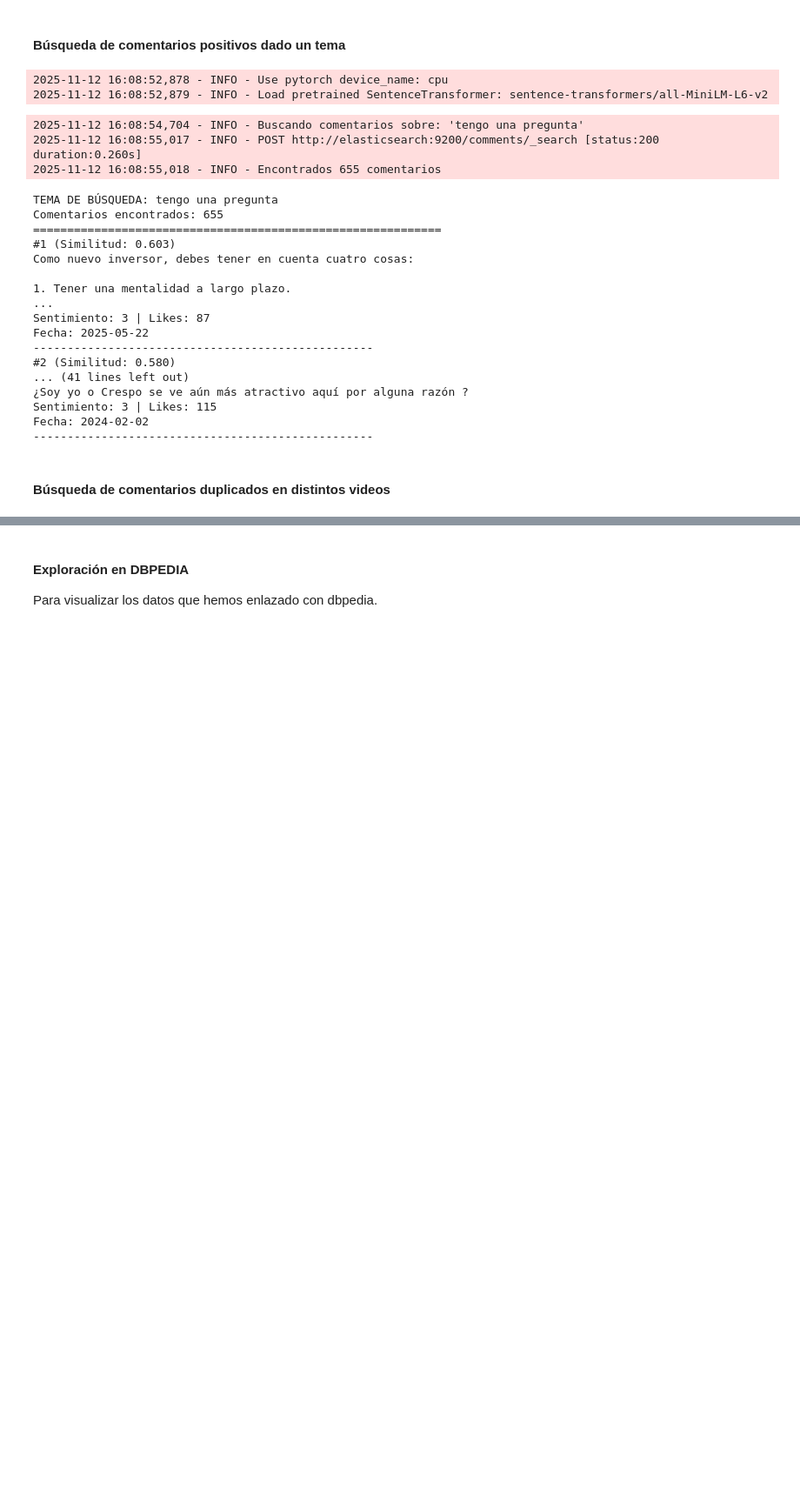
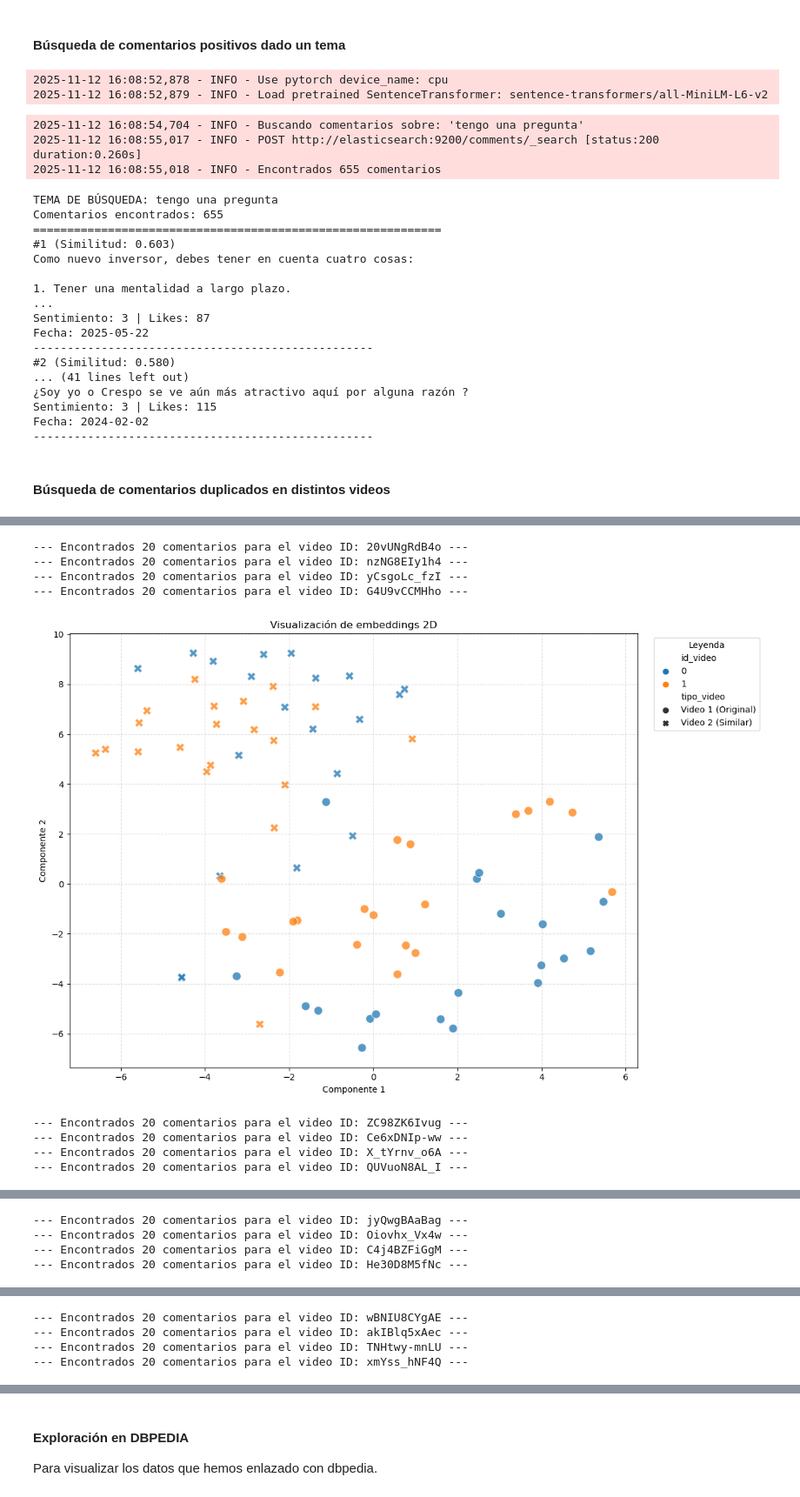
Before and after one commit to Mariogarber/Hackathon_GESTDB, a Jupyter notebook: results/Results.ipynb, the cells around one changed output, grey strips where cells are left out. Shown at 87% size. Saved outputs shown, nothing was run; the diff lists cells and outputs as text; code cells hidden in the pictures; blank space fills up the shorter version.

```diff
--- a/results/Results.ipynb
+++ b/results/Results.ipynb
@@ -1235,0 +1495,5 @@ Successfully installed SPARQLWrapper-2.0.0 isodate-0.7.2 rdflib-7.4.0
+# %%
+randomizers = [10, 20, 30, 50]
+for randomizer in randomizers:
+    df_para_graficar = compare_multiple_video_comments(es, n_tuples_of_videos_to_compare=2, id_video_randomizer=randomizer)
+    graficar_embeddings_2d(df=df_para_graficar, embedding_col='comment_emb2dims', color_col='id_video', style_col='tipo_video')
@@ -1235,0 +1518,35 @@ Successfully installed SPARQLWrapper-2.0.0 isodate-0.7.2 rdflib-7.4.0
+# %%
+def graficar_embeddings_2d(df: pd.DataFrame, embedding_col: str, color_col: str, style_col: str):
+    # DataFrame válido
+    if df is None or df.empty:
+        print("Nada que graficar: DataFrame vacío.")
+        return
+    if embedding_col not in df.columns:
+        print(f"No existe la columna '{embedding_col}'. Columnas: {list(df.columns)}")
+        return
+
+    # Filtra filas con embedding 2D válido
+    def _is_vec2(v):
+        return isinstance(v, (list, tuple, np.ndarray)) and len(v) == 2
+    valid = df[embedding_col].apply(_is_vec2)
+    df_plot = df[valid].copy()
+    if df_plot.empty:
+        print("No hay embeddings 2D válidos.")
+        return
+
+    df_plot['X'] = df_plot[embedding_col].apply(lambda x: float(x[0]))
+    df_plot['Y'] = df_plot[embedding_col].apply(lambda x: float(x[1]))
+
+    plt.figure(figsize=(12, 8))
+    sns.scatterplot(
+        data=df_plot, x='X', y='Y',
+        hue=color_col, style=style_col,
+        s=100, alpha=0.75
+    )
+    plt.title('Visualización de embeddings 2D')
+    plt.xlabel('Componente 1')
+    plt.ylabel('Componente 2')
+    plt.legend(title='Leyenda', bbox_to_anchor=(1.02, 1), loc='upper left')
+    plt.grid(True, linestyle='--', alpha=0.4)
+    plt.tight_layout()
+    plt.show()
@@ -1235,0 +1617,15 @@ Successfully installed SPARQLWrapper-2.0.0 isodate-0.7.2 rdflib-7.4.0
+# %%
+randomizers = [1, 5, 20, 100]
+for randomizer in randomizers:
+    df_para_graficar = compare_multiple_video_comments(es, n_tuples_of_videos_to_compare=2, id_video_randomizer=randomizer)
+    graficar_embeddings_2d(df=df_para_graficar, embedding_col='comment_emb2dims', color_col='id_video', style_col='tipo_video')
+# %% [output]
+--- Encontrados 20 comentarios para el video ID: 20vUNgRdB4o ---
+--- Encontrados 20 comentarios para el video ID: nzNG8EIy1h4 ---
+--- Encontrados 20 comentarios para el video ID: yCsgoLc_fzI ---
+--- Encontrados 20 comentarios para el video ID: G4U9vCCMHho ---
+[figure, added]
+--- Encontrados 20 comentarios para el video ID: ZC98ZK6Ivug ---
+--- Encontrados 20 comentarios para el video ID: Ce6xDNIp-ww ---
+--- Encontrados 20 comentarios para el video ID: X_tYrnv_o6A ---
+--- Encontrados 20 comentarios para el video ID: QUVuoN8AL_I ---
@@ -1235,0 +1633,4 @@ Successfully installed SPARQLWrapper-2.0.0 isodate-0.7.2 rdflib-7.4.0
+--- Encontrados 20 comentarios para el video ID: jyQwgBAaBag ---
+--- Encontrados 20 comentarios para el video ID: Oiovhx_Vx4w ---
+--- Encontrados 20 comentarios para el video ID: C4j4BZFiGgM ---
+--- Encontrados 20 comentarios para el video ID: He30D8M5fNc ---
@@ -1235,0 +1638,4 @@ Successfully installed SPARQLWrapper-2.0.0 isodate-0.7.2 rdflib-7.4.0
+--- Encontrados 20 comentarios para el video ID: wBNIU8CYgAE ---
+--- Encontrados 20 comentarios para el video ID: akIBlq5xAec ---
+--- Encontrados 20 comentarios para el video ID: TNHtwy-mnLU ---
+--- Encontrados 20 comentarios para el video ID: xmYss_hNF4Q ---
```
Also changed, not shown: parts of 29 cells of this notebook, 2 other files.
